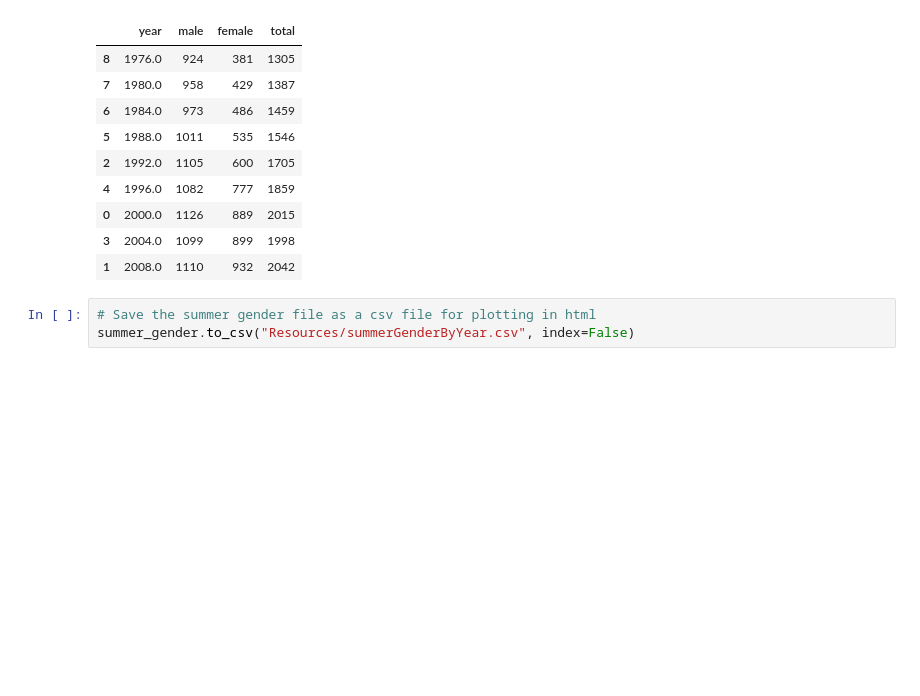
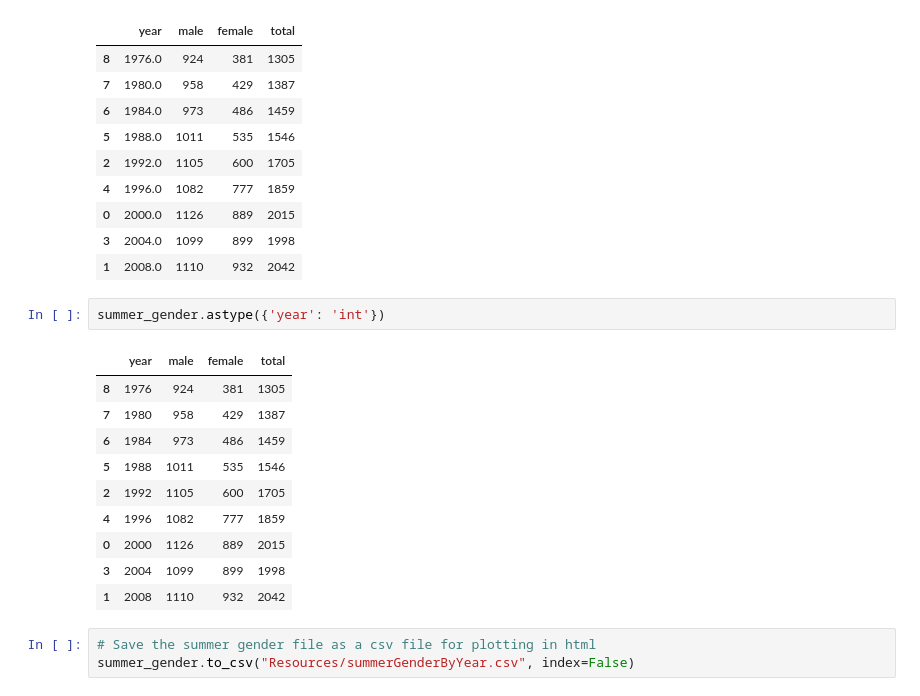
Before and after one commit to tnatoli29/Project-2, a Jupyter notebook: athletes.ipynb, the cells around one changed output. Drawn from its saved outputs; the diff is of its cells as text; blank space fills up the shorter version.

```diff
--- a/athletes.ipynb
+++ b/athletes.ipynb
@@ -246,6 +254,19 @@ summer_gender
 | 0 | 2000.0 | 1126 | 889 | 2015 |
 | 3 | 2004.0 | 1099 | 899 | 1998 |
 | 1 | 2008.0 | 1110 | 932 | 2042 |
+# %%
+summer_gender.astype({'year': 'int'})
+# %% [output]
+|  | year | male | female | total |
+| 8 | 1976 | 924 | 381 | 1305 |
+| 7 | 1980 | 958 | 429 | 1387 |
+| 6 | 1984 | 973 | 486 | 1459 |
+| 5 | 1988 | 1011 | 535 | 1546 |
+| 2 | 1992 | 1105 | 600 | 1705 |
+| 4 | 1996 | 1082 | 777 | 1859 |
+| 0 | 2000 | 1126 | 889 | 2015 |
+| 3 | 2004 | 1099 | 899 | 1998 |
+| 1 | 2008 | 1110 | 932 | 2042 |
 # %%
 # Save the summer gender file as a csv file for plotting in html
 summer_gender.to_csv("Resources/summerGenderByYear.csv", index=False)
```
Also changed, not shown: parts of 2 cells of this notebook, 1 other file.
